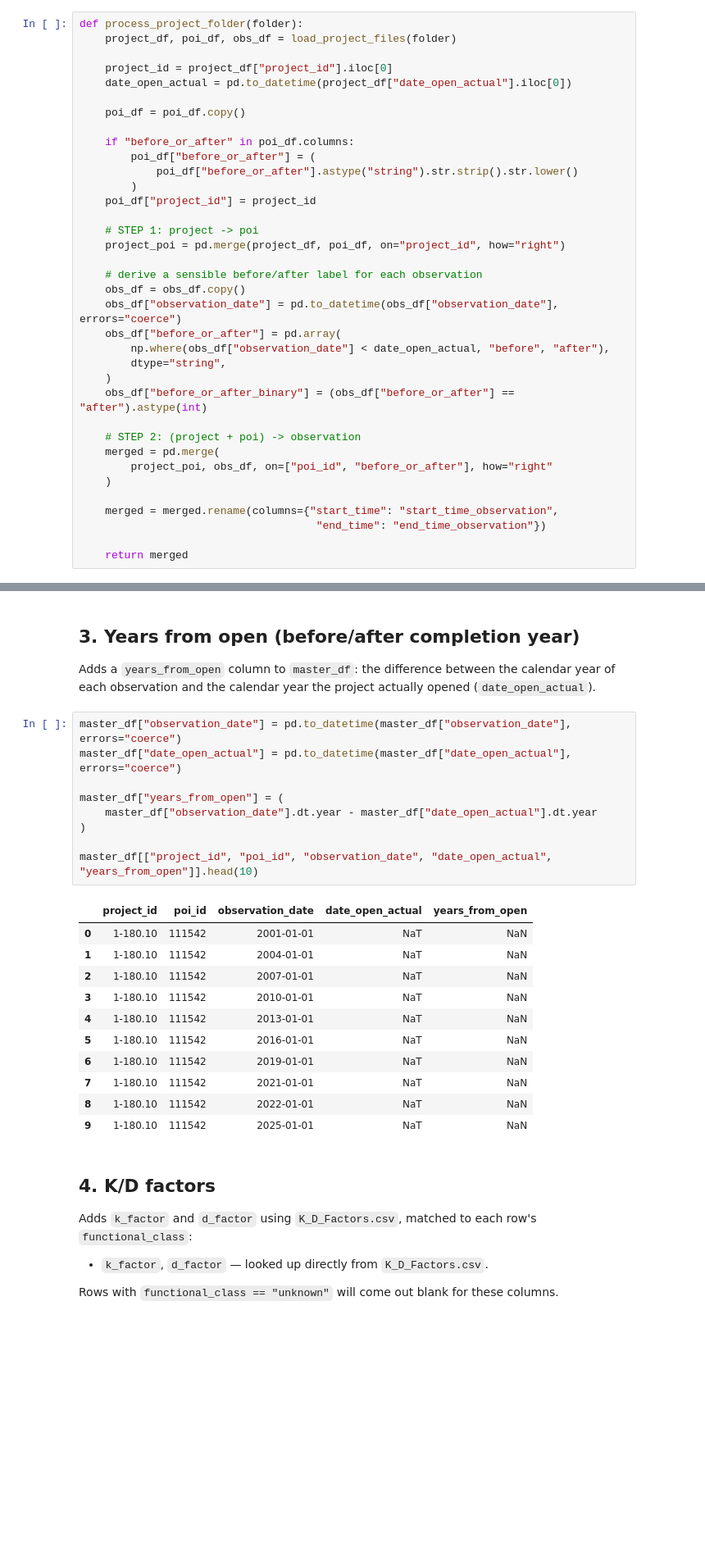
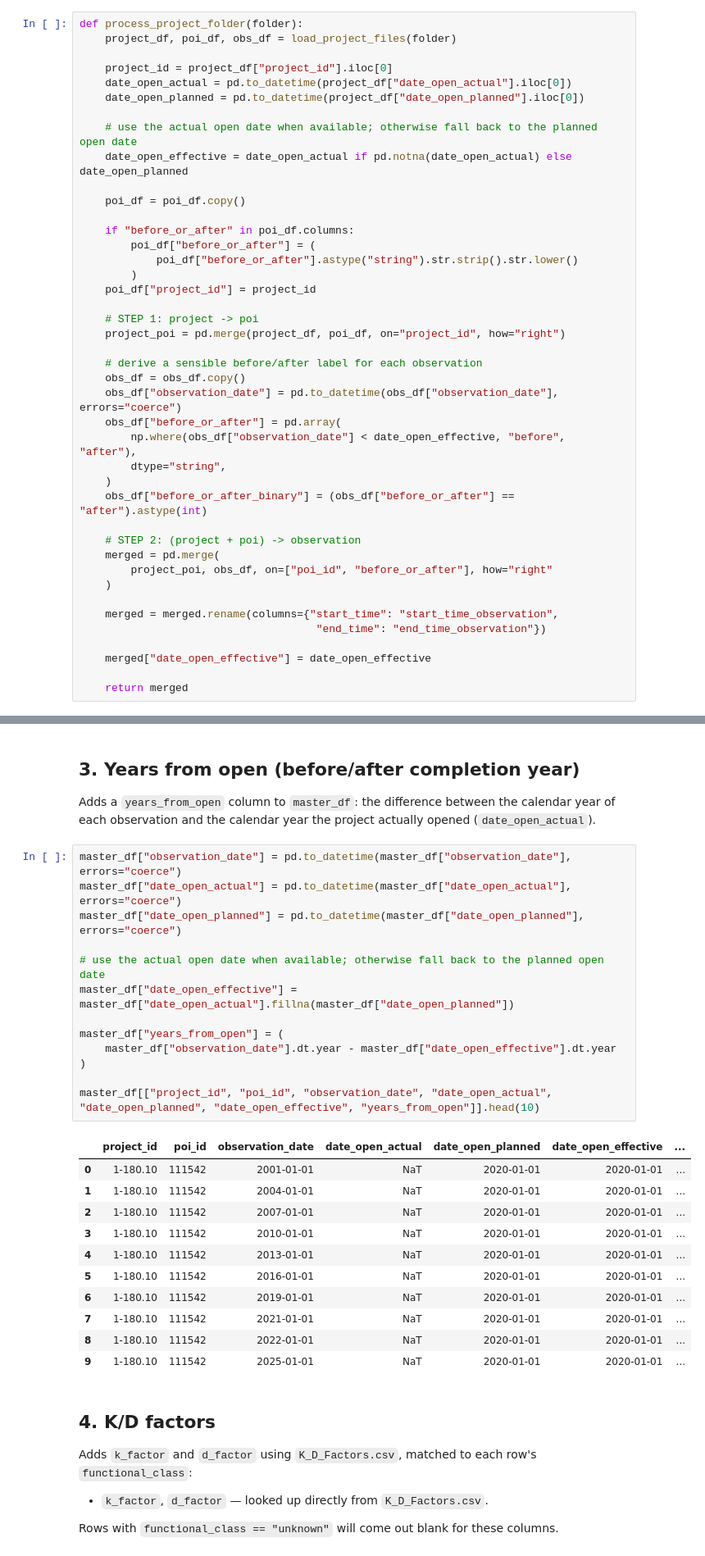
Before and after one commit to uky-transport-data-science/forecastcards_v2, a Jupyter notebook: forecastcards/notebooks/Estimator_Sheet.ipynb, the cells around one changed output, grey strips where cells are left out. Shown at 82% size. Drawn from its saved outputs; the diff is of its cells as text; blank space fills up the shorter version.

```diff
--- a/forecastcards/notebooks/Estimator_Sheet.ipynb
+++ b/forecastcards/notebooks/Estimator_Sheet.ipynb
@@ -89,6 +89,10 @@ def process_project_folder(folder):
 
     project_id = project_df["project_id"].iloc[0]
     date_open_actual = pd.to_datetime(project_df["date_open_actual"].iloc[0])
+    date_open_planned = pd.to_datetime(project_df["date_open_planned"].iloc[0])
+
+    # use the actual open date when available; otherwise fall back to the planned open date
+    date_open_effective = date_open_actual if pd.notna(date_open_actual) else date_open_planned
 
     poi_df = poi_df.copy()
 
@@ -105,7 +109,7 @@ def process_project_folder(folder):
     obs_df = obs_df.copy()
     obs_df["observation_date"] = pd.to_datetime(obs_df["observation_date"], errors="coerce")
     obs_df["before_or_after"] = pd.array(
-        np.where(obs_df["observation_date"] < date_open_actual, "before", "after"),
+        np.where(obs_df["observation_date"] < date_open_effective, "before", "after"),
         dtype="string",
     )
     obs_df["before_or_after_binary"] = (obs_df["before_or_after"] == "after").astype(int)
@@ -118,6 +122,8 @@ def process_project_folder(folder):
     merged = merged.rename(columns={"start_time": "start_time_observation",
                                      "end_time": "end_time_observation"})
 
+    merged["date_open_effective"] = date_open_effective
+
     return merged
 # %%
 project_tables = [process_project_folder(folder) for folder in project_folders]
@@ -146,24 +152,28 @@ Adds a `years_from_open` column to `master_df`: the difference between the calen
 # %%
 master_df["observation_date"] = pd.to_datetime(master_df["observation_date"], errors="coerce")
 master_df["date_open_actual"] = pd.to_datetime(master_df["date_open_actual"], errors="coerce")
+master_df["date_open_planned"] = pd.to_datetime(master_df["date_open_planned"], errors="coerce")
+
+# use the actual open date when available; otherwise fall back to the planned open date
+master_df["date_open_effective"] = master_df["date_open_actual"].fillna(master_df["date_open_planned"])
 
 master_df["years_from_open"] = (
-    master_df["observation_date"].dt.year - master_df["date_open_actual"].dt.year
+    master_df["observation_date"].dt.year - master_df["date_open_effective"].dt.year
 )
 
-master_df[["project_id", "poi_id", "observation_date", "date_open_actual", "years_from_open"]].head(10)
+master_df[["project_id", "poi_id", "observation_date", "date_open_actual", "date_open_planned", "date_open_effective", "years_from_open"]].head(10)
 # %% [output]
-|  | project_id | poi_id | observation_date | date_open_actual | years_from_open |
-| 0 | 1-180.10 | 111542 | 2001-01-01 | NaT | NaN |
-| 1 | 1-180.10 | 111542 | 2004-01-01 | NaT | NaN |
-| 2 | 1-180.10 | 111542 | 2007-01-01 | NaT | NaN |
-| 3 | 1-180.10 | 111542 | 2010-01-01 | NaT | NaN |
-| 4 | 1-180.10 | 111542 | 2013-01-01 | NaT | NaN |
-| 5 | 1-180.10 | 111542 | 2016-01-01 | NaT | NaN |
-| 6 | 1-180.10 | 111542 | 2019-01-01 | NaT | NaN |
-| 7 | 1-180.10 | 111542 | 2021-01-01 | NaT | NaN |
-| 8 | 1-180.10 | 111542 | 2022-01-01 | NaT | NaN |
-| 9 | 1-180.10 | 111542 | 2025-01-01 | NaT | NaN |
+|  | project_id | poi_id | observation_date | date_open_actual | date_open_planned | date_open_effective | ... |
+| 0 | 1-180.10 | 111542 | 2001-01-01 | NaT | 2020-01-01 | 2020-01-01 | ... |
+| 1 | 1-180.10 | 111542 | 2004-01-01 | NaT | 2020-01-01 | 2020-01-01 | ... |
+| 2 | 1-180.10 | 111542 | 2007-01-01 | NaT | 2020-01-01 | 2020-01-01 | ... |
+| 3 | 1-180.10 | 111542 | 2010-01-01 | NaT | 2020-01-01 | 2020-01-01 | ... |
+| 4 | 1-180.10 | 111542 | 2013-01-01 | NaT | 2020-01-01 | 2020-01-01 | ... |
+| 5 | 1-180.10 | 111542 | 2016-01-01 | NaT | 2020-01-01 | 2020-01-01 | ... |
+| 6 | 1-180.10 | 111542 | 2019-01-01 | NaT | 2020-01-01 | 2020-01-01 | ... |
+| 7 | 1-180.10 | 111542 | 2021-01-01 | NaT | 2020-01-01 | 2020-01-01 | ... |
+| 8 | 1-180.10 | 111542 | 2022-01-01 | NaT | 2020-01-01 | 2020-01-01 | ... |
+| 9 | 1-180.10 | 111542 | 2025-01-01 | NaT | 2020-01-01 | 2020-01-01 | ... |
 # %% [markdown]
 ## 4. K/D factors
 
```
Also changed, not shown: parts of 6 cells of this notebook, 1 other file.
